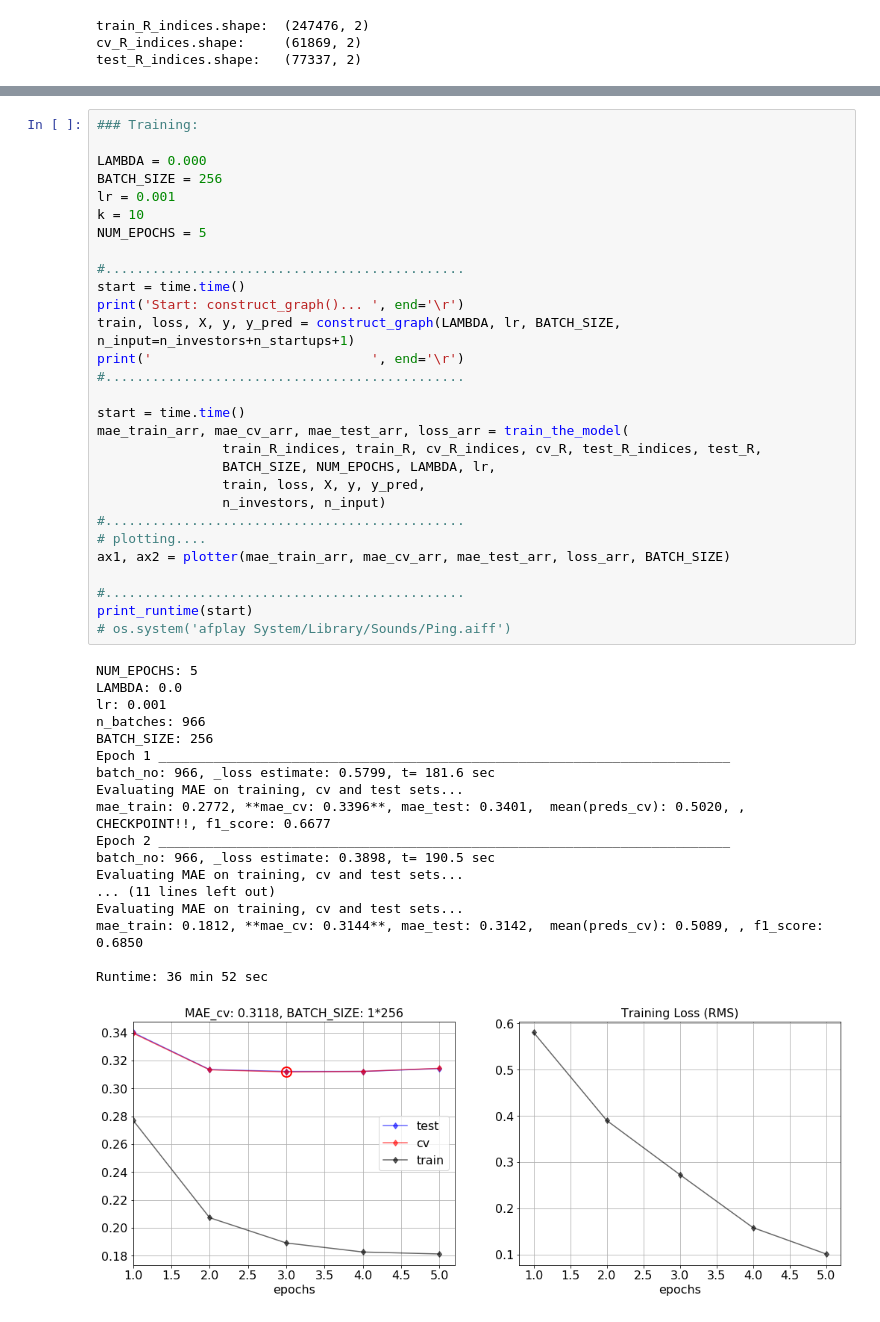
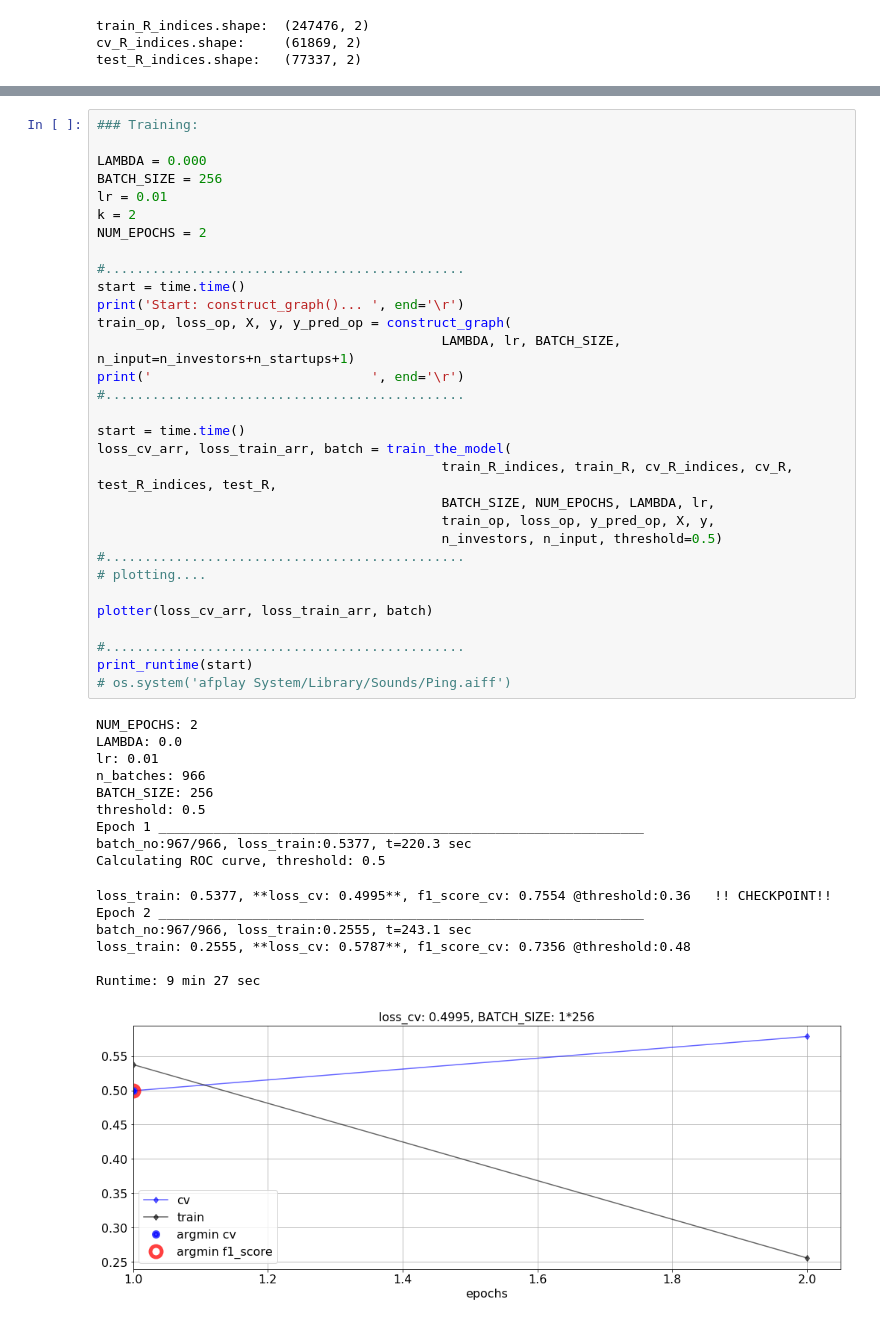
Before and after one commit to Pseud0n1nja/VentureHub, a Jupyter notebook: main_DL.ipynb, the cells around one changed output, grey strips where cells are left out. Drawn from its saved outputs; the diff is of its cells as text.

Commit message:
f1_score=0.755

```diff
--- a/main_DL.ipynb
+++ b/main_DL.ipynb
@@ -203,51 +226,51 @@ n_input
 # %%
 ### Training:
 
 LAMBDA = 0.000
 BATCH_SIZE = 256
-lr = 0.001
-k = 10
-NUM_EPOCHS = 5
+lr = 0.01
+k = 2
+NUM_EPOCHS = 2
 
 #..............................................
 start = time.time()
 print('Start: construct_graph()... ', end='\r')
-train, loss, X, y, y_pred = construct_graph(LAMBDA, lr, BATCH_SIZE, n_input=n_investors+n_startups+1)
+train_op, loss_op, X, y, y_pred_op = construct_graph(
+                                            LAMBDA, lr, BATCH_SIZE, n_input=n_investors+n_startups+1)
 print('                            ', end='\r')
 #..............................................
 
 start = time.time()
-mae_train_arr, mae_cv_arr, mae_test_arr, loss_arr = train_the_model(
-                train_R_indices, train_R, cv_R_indices, cv_R, test_R_indices, test_R,
-                BATCH_SIZE, NUM_EPOCHS, LAMBDA, lr,
-                train, loss, X, y, y_pred,
-                n_investors, n_input)
+loss_cv_arr, loss_train_arr, batch = train_the_model(
+                                            train_R_indices, train_R, cv_R_indices, cv_R, test_R_indices, test_R,
+                                            BATCH_SIZE, NUM_EPOCHS, LAMBDA, lr,
+                                            train_op, loss_op, y_pred_op, X, y,
+                                            n_investors, n_input, threshold=0.5)
 #..............................................
 # plotting....
-ax1, ax2 = plotter(mae_train_arr, mae_cv_arr, mae_test_arr, loss_arr, BATCH_SIZE)
+
+plotter(loss_cv_arr, loss_train_arr, batch)
 
 #..............................................
 print_runtime(start)
 # os.system('afplay System/Library/Sounds/Ping.aiff')
 # %% [output]
-NUM_EPOCHS: 5
+NUM_EPOCHS: 2
 LAMBDA: 0.0
-lr: 0.001
+lr: 0.01
 n_batches: 966
 BATCH_SIZE: 256
-Epoch 1 _________________________________________________________________________
-batch_no: 966, _loss estimate: 0.5799, t= 181.6 sec
-Evaluating MAE on training, cv and test sets...
-mae_train: 0.2772, **mae_cv: 0.3396**, mae_test: 0.3401,  mean(preds_cv): 0.5020, ,  CHECKPOINT!!, f1_score: 0.6677
-Epoch 2 _________________________________________________________________________
-batch_no: 966, _loss estimate: 0.3898, t= 190.5 sec
-Evaluating MAE on training, cv and test sets...
-... (11 lines left out)
-Evaluating MAE on training, cv and test sets...
-mae_train: 0.1812, **mae_cv: 0.3144**, mae_test: 0.3142,  mean(preds_cv): 0.5089, , f1_score: 0.6850
-
-Runtime: 36 min 52 sec
+threshold: 0.5
+Epoch 1 ______________________________________________________________
+batch_no:967/966, loss_train:0.5377, t=220.3 sec
+Calculating ROC curve, threshold: 0.5
+loss_train: 0.5377, **loss_cv: 0.4995**, f1_score_cv: 0.7554 @threshold:0.36   !! CHECKPOINT!!
+Epoch 2 ______________________________________________________________
+batch_no:967/966, loss_train:0.2555, t=243.1 sec
+loss_train: 0.2555, **loss_cv: 0.5787**, f1_score_cv: 0.7356 @threshold:0.48
+
+Runtime: 9 min 27 sec
-[figure, old version]
+[figure, new version]
 # %%
 ### Restore session variables from disk:
 
```
Also changed, not shown: parts of 13 cells of this notebook, 2 other files.
